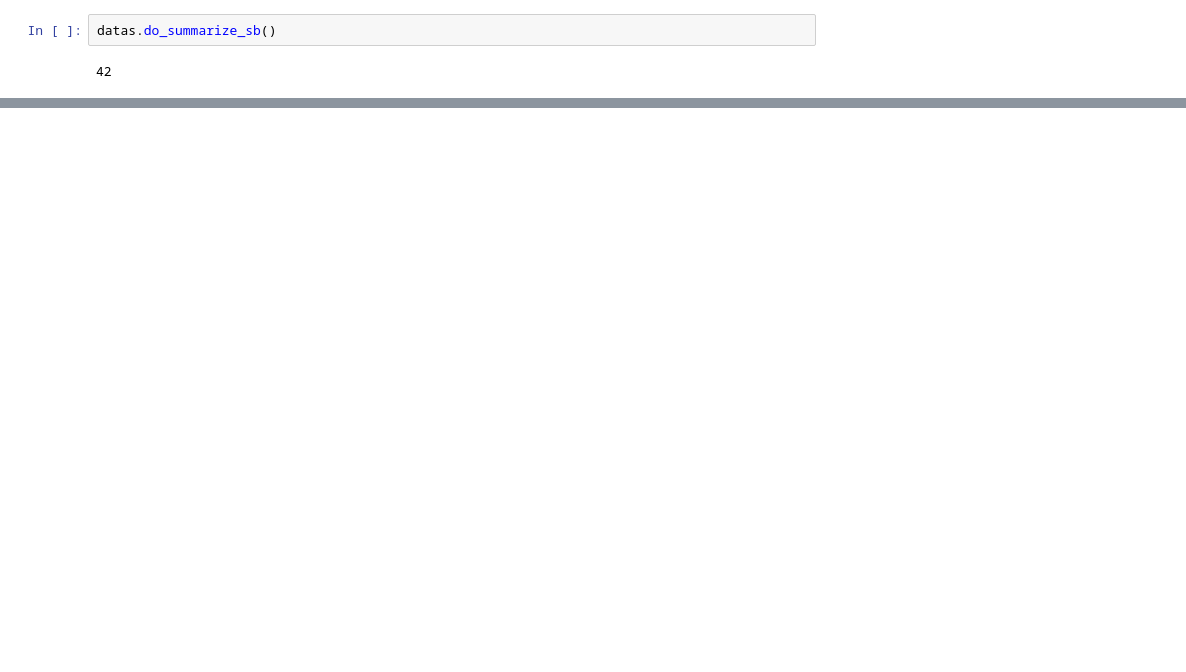
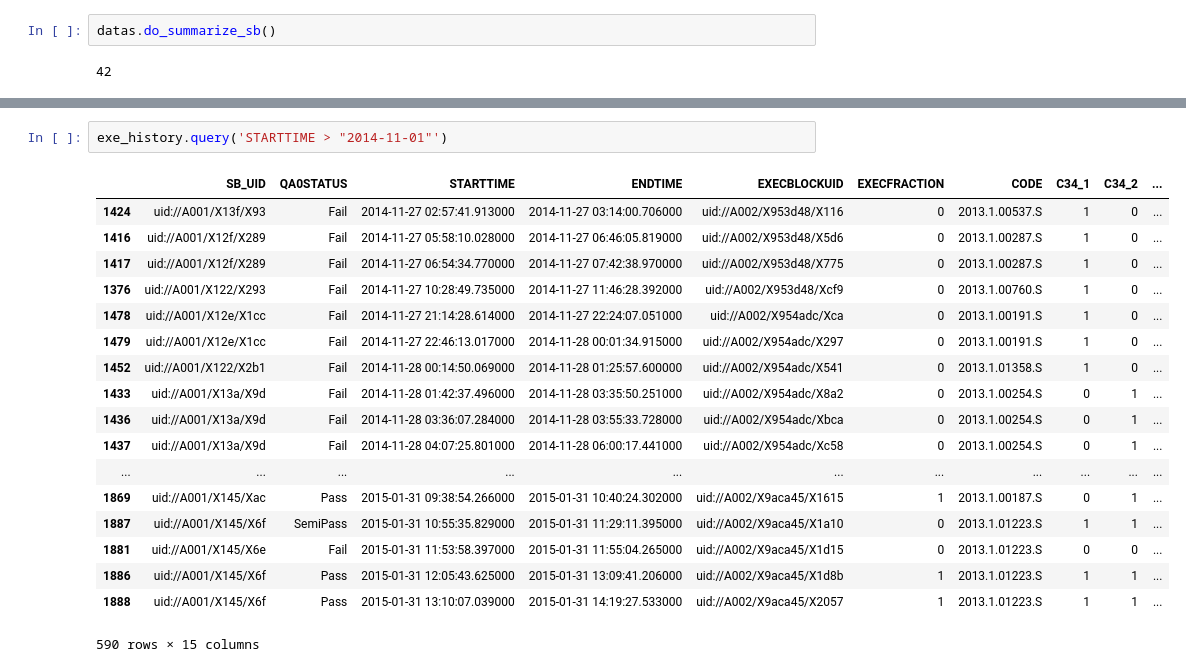
Before and after one commit to itoledoc/notebook, a Jupyter notebook: apa_nb.ipynb, the cells around one changed output, grey strips where cells are left out. Cells and saved outputs as stored; diff of their text form; blank space fills up the shorter version.

```diff
--- a/apa_nb.ipynb
+++ b/apa_nb.ipynb
@@ -213,0 +161,21 @@ ardf.query('LAS and LAS != 0')
+# %%
+exe_history.query('STARTTIME > "2014-11-01"')
+# %% [output]
+|  | SB_UID | QA0STATUS | STARTTIME | ENDTIME | EXECBLOCKUID | EXECFRACTION | CODE | C34_1 | C34_2 | ... |
+| 1424 | uid://A001/X13f/X93 | Fail | 2014-11-27 02:57:41.913000 | 2014-11-27 03:14:00.706000 | uid://A002/X953d48/X116 | 0 | 2013.1.00537.S | 1 | 0 | ... |
+| 1416 | uid://A001/X12f/X289 | Fail | 2014-11-27 05:58:10.028000 | 2014-11-27 06:46:05.819000 | uid://A002/X953d48/X5d6 | 0 | 2013.1.00287.S | 1 | 0 | ... |
+| 1417 | uid://A001/X12f/X289 | Fail | 2014-11-27 06:54:34.770000 | 2014-11-27 07:42:38.970000 | uid://A002/X953d48/X775 | 0 | 2013.1.00287.S | 1 | 0 | ... |
+| 1376 | uid://A001/X122/X293 | Fail | 2014-11-27 10:28:49.735000 | 2014-11-27 11:46:28.392000 | uid://A002/X953d48/Xcf9 | 0 | 2013.1.00760.S | 1 | 0 | ... |
+| 1478 | uid://A001/X12e/X1cc | Fail | 2014-11-27 21:14:28.614000 | 2014-11-27 22:24:07.051000 | uid://A002/X954adc/Xca | 0 | 2013.1.00191.S | 1 | 0 | ... |
+| 1479 | uid://A001/X12e/X1cc | Fail | 2014-11-27 22:46:13.017000 | 2014-11-28 00:01:34.915000 | uid://A002/X954adc/X297 | 0 | 2013.1.00191.S | 1 | 0 | ... |
+| 1452 | uid://A001/X122/X2b1 | Fail | 2014-11-28 00:14:50.069000 | 2014-11-28 01:25:57.600000 | uid://A002/X954adc/X541 | 0 | 2013.1.01358.S | 1 | 0 | ... |
+| 1433 | uid://A001/X13a/X9d | Fail | 2014-11-28 01:42:37.496000 | 2014-11-28 03:35:50.251000 | uid://A002/X954adc/X8a2 | 0 | 2013.1.00254.S | 0 | 1 | ... |
+| 1436 | uid://A001/X13a/X9d | Fail | 2014-11-28 03:36:07.284000 | 2014-11-28 03:55:33.728000 | uid://A002/X954adc/Xbca | 0 | 2013.1.00254.S | 0 | 1 | ... |
+| 1437 | uid://A001/X13a/X9d | Fail | 2014-11-28 04:07:25.801000 | 2014-11-28 06:00:17.441000 | uid://A002/X954adc/Xc58 | 0 | 2013.1.00254.S | 0 | 1 | ... |
+| ... | ... | ... | ... | ... | ... | ... | ... | ... | ... | ... |
+| 1869 | uid://A001/X145/Xac | Pass | 2015-01-31 09:38:54.266000 | 2015-01-31 10:40:24.302000 | uid://A002/X9aca45/X1615 | 1 | 2013.1.00187.S | 0 | 1 | ... |
+| 1887 | uid://A001/X145/X6f | SemiPass | 2015-01-31 10:55:35.829000 | 2015-01-31 11:29:11.395000 | uid://A002/X9aca45/X1a10 | 0 | 2013.1.01223.S | 1 | 1 | ... |
+| 1881 | uid://A001/X145/X6e | Fail | 2015-01-31 11:53:58.397000 | 2015-01-31 11:55:04.265000 | uid://A002/X9aca45/X1d15 | 0 | 2013.1.01223.S | 0 | 0 | ... |
+| 1886 | uid://A001/X145/X6f | Pass | 2015-01-31 12:05:43.625000 | 2015-01-31 13:09:41.206000 | uid://A002/X9aca45/X1d8b | 1 | 2013.1.01223.S | 1 | 1 | ... |
+| 1888 | uid://A001/X145/X6f | Pass | 2015-01-31 13:10:07.039000 | 2015-01-31 14:19:27.533000 | uid://A002/X9aca45/X2057 | 1 | 2013.1.01223.S | 1 | 1 | ... |
+590 rows × 15 columns
```
Also changed, not shown: parts of 25 cells of this notebook, 12 other files.
